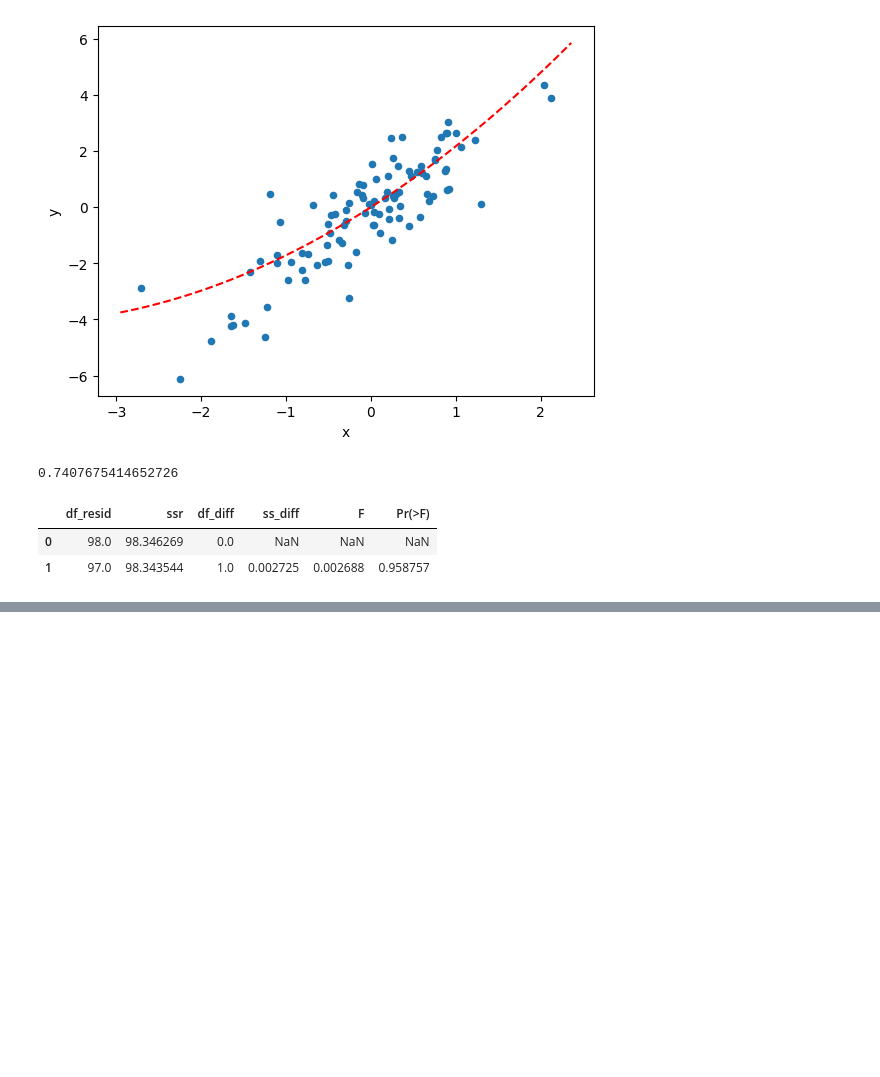
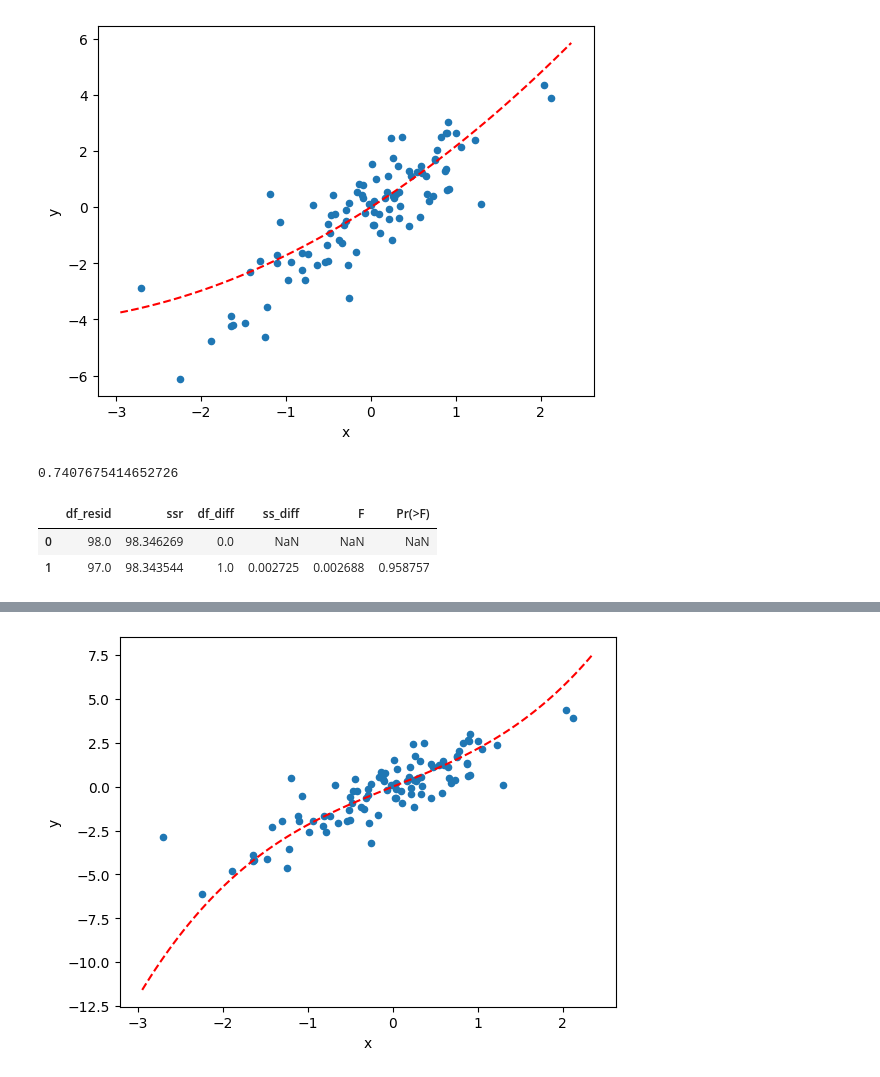
Before and after one commit to yxu148/ISLP_labs, a Jupyter notebook: homework/chapt3/question11_13.ipynb, the cells around one changed output, grey strips where cells are left out. Drawn from its saved outputs; the diff is of its cells as text; code cells hidden in the pictures; blank space fills up the shorter version.

```diff
--- a/homework/chapt3/question11_13.ipynb
+++ b/homework/chapt3/question11_13.ipynb
@@ -118,3 +118,9 @@ anova_lm(results1, results2)
 |  | df_resid | ssr | df_diff | ss_diff | F | Pr(>F) |
 | 0 | 98.0 | 98.346269 | 0.0 | NaN | NaN | NaN |
 | 1 | 97.0 | 98.343544 | 1.0 | 0.002725 | 0.002688 | 0.958757 |
+# %%
+X = MS(['x', poly('x', degree=3)]).fit_transform(df)
+y = df['y']
+model = sm.OLS(y, X);
+results3 = model.fit();
+summarize(results3)
@@ -120,0 +134,11 @@ anova_lm(results1, results2)
+# %%
+def draw_curve(ax, a, b, c, d, *args, **kwargs):
+    # add a cubic curve ax^3 + bx^2 + cx + d to axis ax
+    xlim = ax.get_xlim()
+    xs = np.linspace(xlim[0], xlim[1], 100)
+    ax.plot(xs, a * xs**3 + b*xs**2 + c*xs + d, *args, **kwargs)
+# %%
+ax = df.plot('x', 'y', 'scatter')
+draw_curve(ax, results3.params[2], 0, results3.params[1], 0, 'r--')
+# %% [output]
+[figure, added]
```
Also changed, not shown: parts of 1 cell of this notebook, 1 other file.
